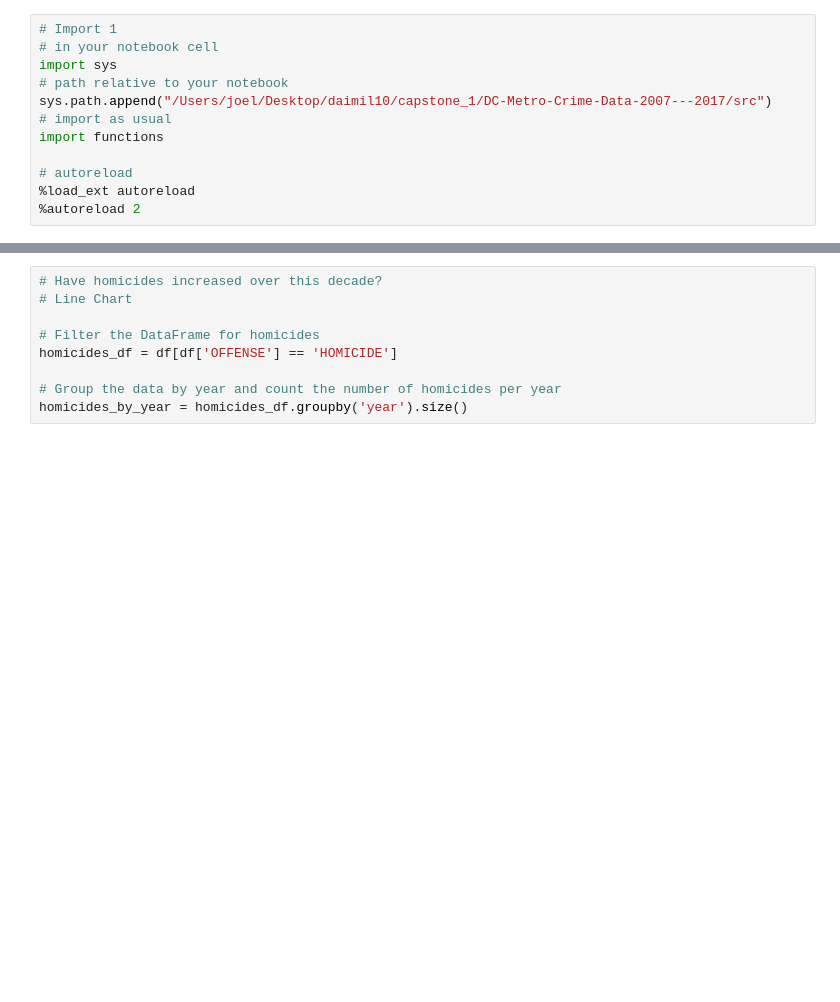
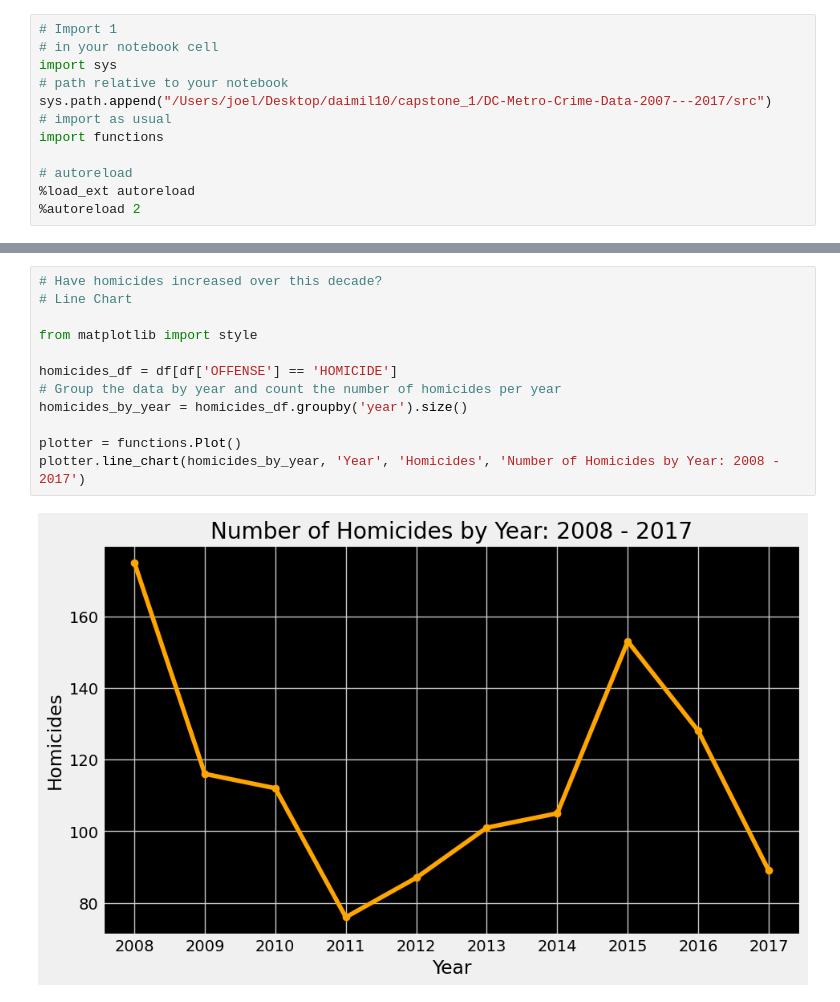
Before and after one commit to 1seanob1337/DC-Metro-Crime-Data-2007---2017, a Jupyter notebook: notebooks/work.ipynb, the cells around one changed output, grey strips where cells are left out. Drawn from its saved outputs; the diff is of its cells as text; blank space fills up the shorter version.

```diff
--- a/notebooks/work.ipynb
+++ b/notebooks/work.ipynb
@@ -93,10 +221,15 @@ hom_df.columns
 # %%
 # Have homicides increased over this decade?
 # Line Chart
 
-# Filter the DataFrame for homicides
+from matplotlib import style
+
 homicides_df = df[df['OFFENSE'] == 'HOMICIDE']
-
 # Group the data by year and count the number of homicides per year
 homicides_by_year = homicides_df.groupby('year').size()
+
+plotter = functions.Plot()
+plotter.line_chart(homicides_by_year, 'Year', 'Homicides', 'Number of Homicides by Year: 2008 - 2017')
+# %% [output]
+[figure, added]
 # %%
```
Also changed, not shown: parts of 17 cells of this notebook, 6 other files.
